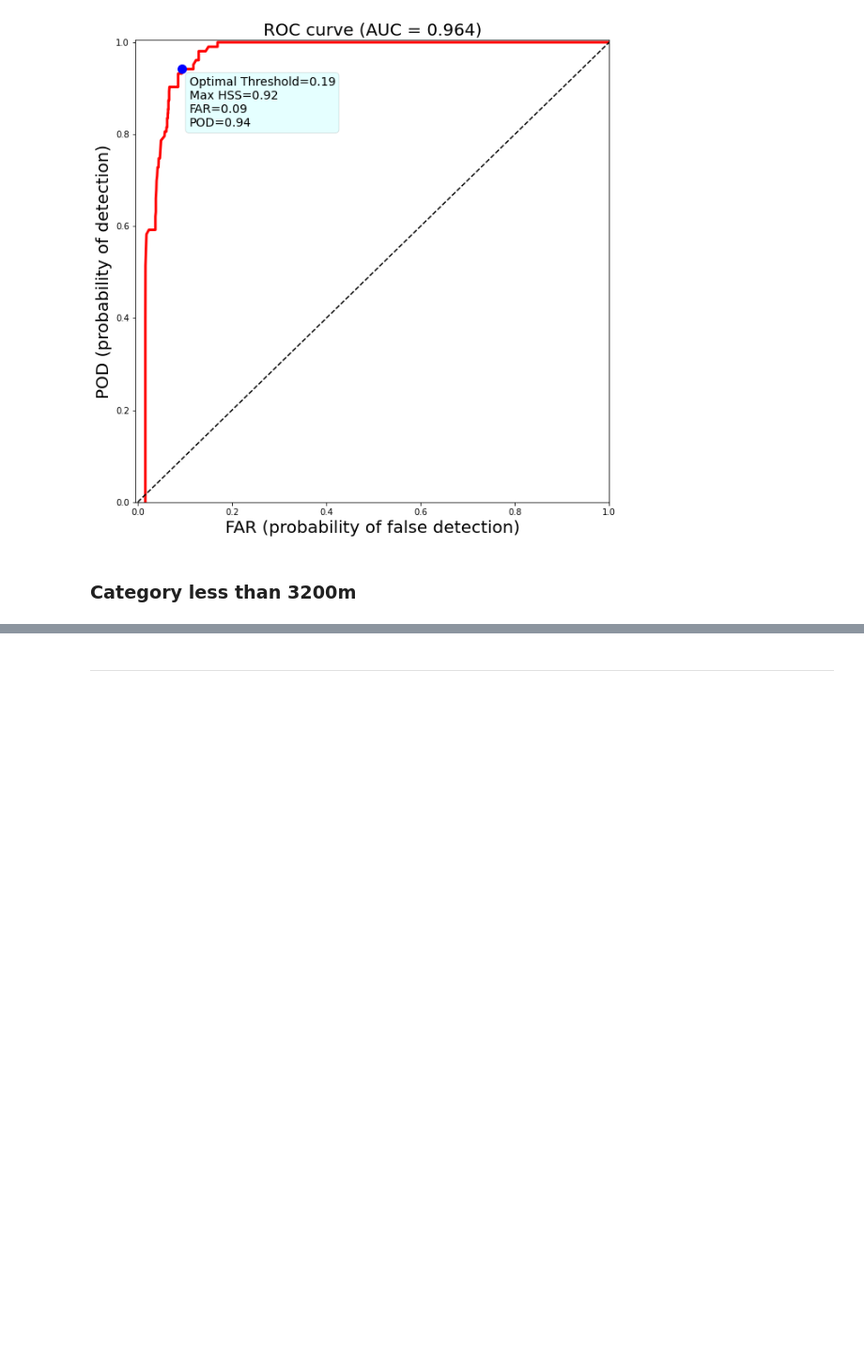
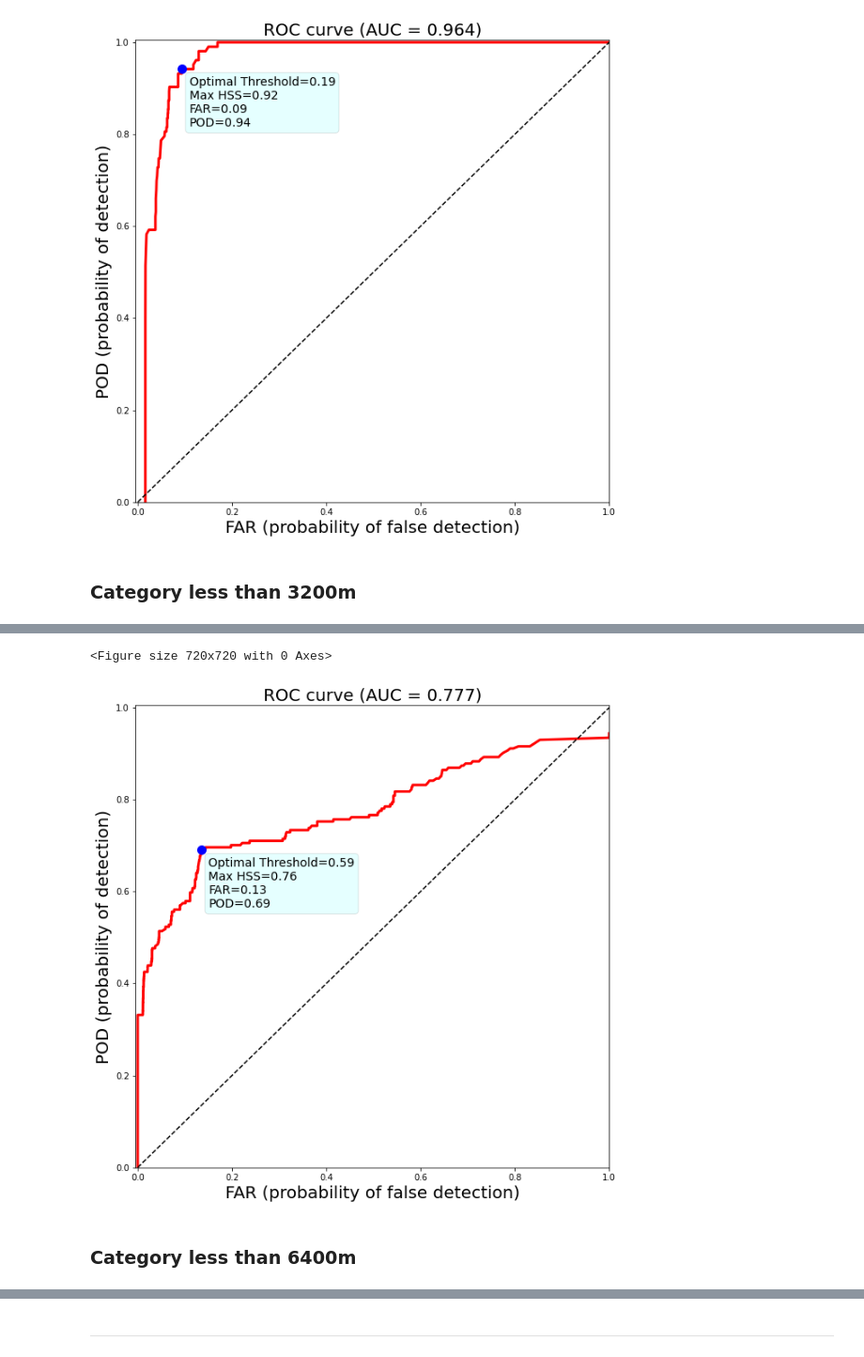
Before and after one commit to conrad-blucher-institute/FogNet, a Jupyter notebook: Evaluation/Evaluation.ipynb, the cells around one changed output, grey strips where cells are left out. Shown: that part at 94% size. Cells and saved outputs as stored; diff of their text form; code cells hidden in the pictures; blank space fills up the shorter version.

Commit message:
complete evaluation for all time and category

```diff
--- a/Evaluation/Evaluation.ipynb
+++ b/Evaluation/Evaluation.ipynb
@@ -92,14 +90,21 @@ trained_model_dir_243200 = os.path.join(trained_model_root_dir, "24hr/3200/")
 # %%
+trained_model_dir_243200 = os.path.join(trained_model_root_dir, "24hr/3200/")
 tr_24_3200_ypred = pd.read_csv(trained_model_dir_243200 + 'VIS_Prob_TRAIN.csv')
 tr_24_3200_ypred = tr_24_3200_ypred.to_numpy()
 
-tr_24_3200_ytrue = pd.read_csv(trained_model_dir_243200 + 'VIS_True_TRAIN.csv')
-tr_24_3200_ytrue = tr_24_3200_ytrue['CAT']
+tr_24_3200_ytrue = pd.read_csv(trained_model_root_dir + 'VIS_True_TRAIN.csv')
+tr_24_3200_ytrue = tr_24_3200_ytrue['CAT3200']
 tr_24_3200_ytrue = tr_24_3200_ytrue.to_numpy().ravel()
 
 te_24_3200_ypred = pd.read_csv(trained_model_dir_243200 + 'VIS_Prob_TEST.csv')
 te_24_3200_ypred = te_24_3200_ypred.to_numpy()
 
-te_24_3200_ytrue = pd.read_csv(trained_model_dir_243200 + 'VIS_True_TEST.csv')
-te_24_3200_ytrue = te_24_3200_ytrue['CAT']
+te_24_3200_ytrue = pd.read_csv(trained_model_root_dir + 'VIS_True_TEST.csv')
+te_24_3200_ytrue = te_24_3200_ytrue['CAT3200']
 te_24_3200_ytrue = te_24_3200_ytrue.to_numpy().ravel()
+# %%
+# calculating the optimal threshold based on training data plus all the metrics:
+optimal_threshold_24_3200, TrAcc243200, Res243200  = cnn_evaluate.skilled_metrics(tr_24_3200_ytrue, tr_24_3200_ypred, metric = 'HSS')
+# calculating the metrics for test dataset based on optimal threshold
+TeAcc243200 = cnn_evaluate.test_eval(te_24_3200_ytrue, te_24_3200_ypred, threshold = optimal_threshold_24_3200)
+_ = cnn_evaluate.print_results(TrAcc243200, TeAcc243200)
@@ -105,0 +122,7 @@ te_24_3200_ytrue = te_24_3200_ytrue.to_numpy().ravel()
+# %%
+_ = cnn_evaluate.ROC_Curve_Plot(optimal_threshold_24_3200, TrAcc243200, Res243200)
+# %% [output]
+<Figure size 720x720 with 0 Axes>
+[figure, added]
+# %% [markdown]
+### Category less than 6400m
```
Also changed, not shown: parts of 39 cells of this notebook, 17 other files.
